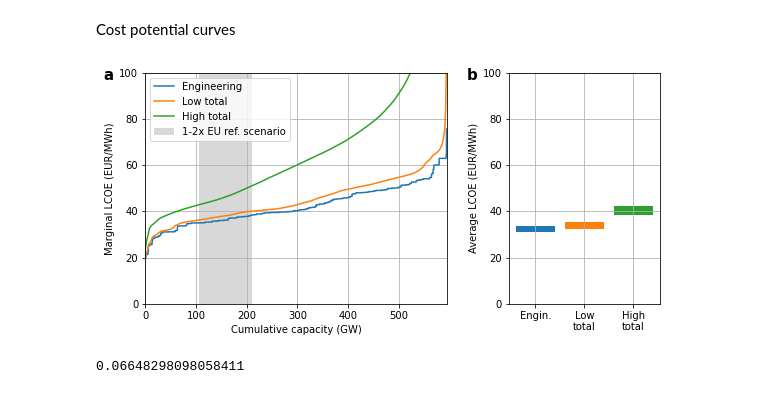
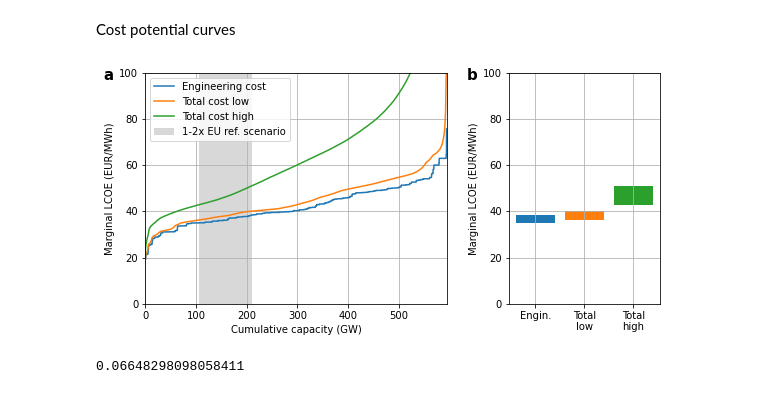
Before and after one commit to timtroendle/wind-onshore-cost-potential, a Jupyter notebook: notebooks/analysis.ipynb, the cells around one changed output. Drawn from its saved outputs; the diff is of its cells as text; code cells hidden in the pictures.

```diff
--- a/notebooks/analysis.ipynb
+++ b/notebooks/analysis.ipynb
@@ -133,3 +155,21 @@ plt.tight_layout()
 plt.savefig('Figure 3.png', dpi=300)
 # %% [output]
 [figure]
+# %%
+fig, ax = plt.subplots(1, 1, figsize=(9,7)) #, sharex='col', gridspec_kw={'width_ratios': [4,4,5]})
+
+cmap=plt.get_cmap('Blues')
+
+for i, file in enumerate(['data/population/JRC_1K_POP_2018']):
+    cax = ax.matshow(
+        tif_data(f'../build/{file}.tif', replace_nodata=0)[2000:4000, 1500:3500].astype(float),
+        cmap = cmap, norm=LogNorm(vmin=0.1, vmax=1_000_000)
+    )
+    ax.set_xticklabels([])
+    ax.set_yticklabels([])
+
+cbar = fig.colorbar(cax)
+cbar.set_label('Number of people')
+
+plt.tight_layout()
+plt.savefig('Figure FR vs. ES.png', dpi=300)
@@ -188,42 +230,42 @@ total_cost_high = (tmp['engineering'] + 10 * tmp['disamenity']).sort_values()
 
 ax[0].text(-0.14, 1.02, 'a', transform=ax[0].transAxes, fontsize=15, verticalalignment='top', fontweight="bold")
 
-ax[0].plot(cumulative_capacity, engineering_cost, label='Engineering')
-ax[0].plot(cumulative_capacity, total_cost_low, label='Low total')
-ax[0].plot(cumulative_capacity, total_cost_high, label='High total')
+ax[0].plot(cumulative_capacity, engineering_cost, label='Engineering cost')
+ax[0].plot(cumulative_capacity, total_cost_low, label='Total cost low')
+ax[0].plot(cumulative_capacity, total_cost_high, label='Total cost high')
 
 ax[0].fill_between([targets[c], 2*targets[c]], [0,0], [100,100], facecolor='grey', alpha=0.3, label='1-2x EU ref. scenario')
 
 #ax[0].legend(loc='center right', bbox_to_anchor=(1.6,0.5))
 
 ax[0].legend(loc='upper left')
 
 ax[0].set_xlabel('Cumulative capacity (GW)')
 ax[0].set_ylabel('Marginal LCOE (EUR/MWh)')
 ax[0].set_xlim(0, cumulative_capacity.iloc[-1])
 ax[0].set_ylim(0, 100)
 ax[0].grid()
 
 ax[1].text(-0.28, 1.02, 'b', transform=ax[1].transAxes, fontsize=15, verticalalignment='top', fontweight="bold")
 
 for i, df in enumerate([engineering_cost, total_cost_low, total_cost_high]):
     ax[1].bar(
         i,
-        df.iloc[:int(targets[c]/2*1000*2)].mean()-df.iloc[:int(targets[c]/2*1000)].mean(),
-        bottom=df.iloc[:int(targets[c]/2*1000)].mean()
+        df.iloc[int(targets[c]/2*1000*2)]-df.iloc[int(targets[c]/2*1000)],
+        bottom=df.iloc[int(targets[c]/2*1000)]
     )
 #ax[1].text(1, 20, 'Lower end: 1x EU\nreference scenario', ha='center', va='center', bbox={'facecolor': 'white', 'edgecolor': 'grey'})
 #ax[1].text(1, 55, 'Upper end: 2x EU\nreference scenario', ha='center', va='center', bbox={'facecolor': 'white', 'edgecolor': 'grey'})
 ax[1].set_xticks([0, 1, 2])
-ax[1].set_xticklabels(['Engin.','Low\ntotal','High\ntotal'])
+ax[1].set_xticklabels(['Engin.','Total\nlow','Total\nhigh'])
 ax[1].set_ylim(0, 100)
-ax[1].set_ylabel('\nAverage LCOE (EUR/MWh)')
+ax[1].set_ylabel('\nMarginal LCOE (EUR/MWh)')
 ax[1].grid()
 
 plt.tight_layout()
 plt.savefig('Figure 5.png', dpi=300)
 # %% [output]
-[figure, old version]
+[figure, new version]
 # %%
 tmp['disamenity'].mean() / tmp['engineering'].mean()
 # %% [output]
```
Also changed, not shown: parts of 23 cells of this notebook, 2 other files.
